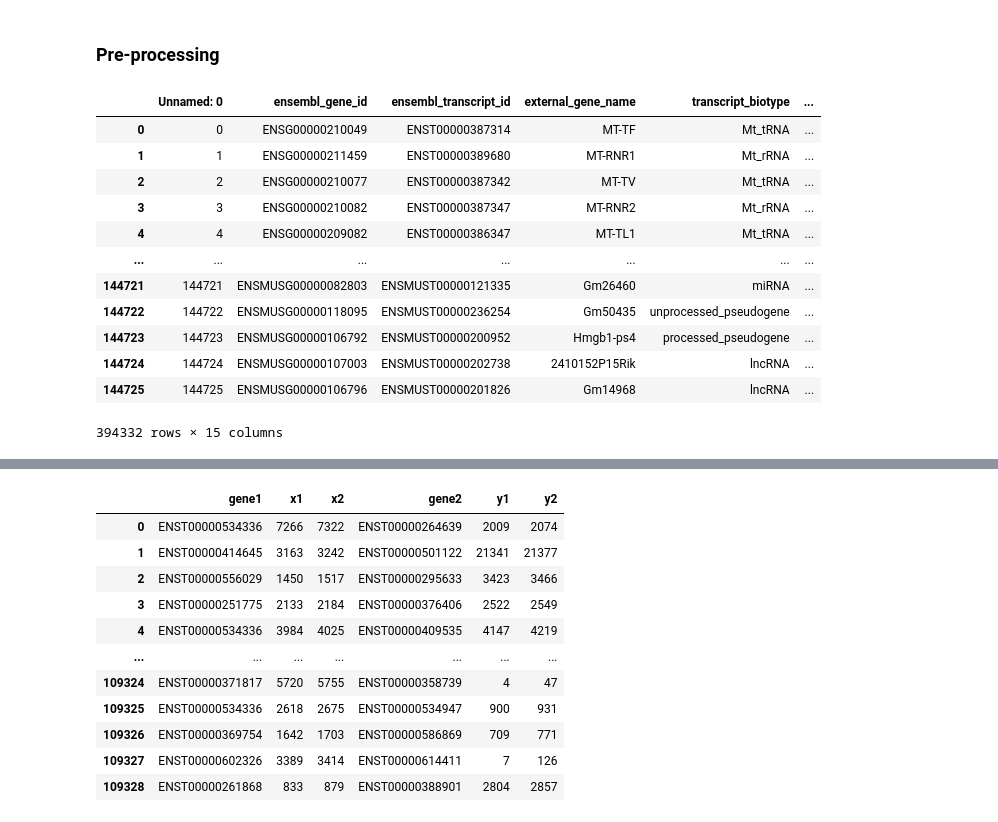
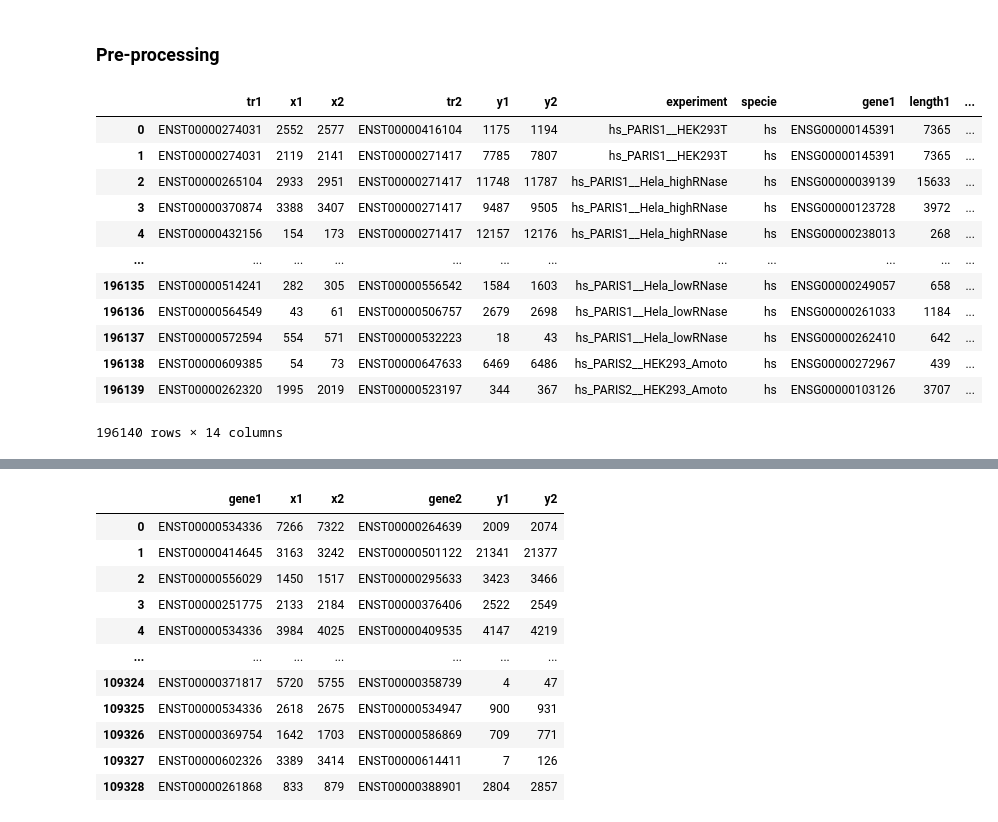
Before and after one commit to giorgiobini/RIME, a Jupyter notebook: src/preprocess_Mario_Ricseq_RANDOM.ipynb, the cells around one changed output, grey strips where cells are left out. Cells and saved outputs as stored; diff of their text form; code cells hidden in the pictures.

```diff
--- a/src/preprocess_Mario_Ricseq_RANDOM.ipynb
+++ b/src/preprocess_Mario_Ricseq_RANDOM.ipynb
@@ -21,7 +21,7 @@ annotations = pd.concat([human_annotations, mouse_annotations], axis = 0)
 annotations['protein_coding'] = False
 annotations.loc[ annotations['gene_biotype'] == 'protein_coding', 'protein_coding'] = True
 # %%
-info = utils.read_dataframe(os.path.join(original_files_dir, 'index_bio_regions.Tx.RI_ALL.txt'))
+info = utils.read_dataframe(os.path.join(original_files_dir, 'index_bio_regions.Tx.RI_ALL.txt'), columns_to_drop = ['Unnamed: 0'])
 # %%
 filename = os.path.join(original_files_dir, 'Tx.RI_ALL.specie.no_abundant.filter_rep.no_mirna.no_mito.no_cds_cds.bedpe')
 
@@ -31,26 +31,45 @@ with open(filename)as f:
         L = line.strip().split()
         rows.append(L)
 
-all_interactions = pd.DataFrame(rows, columns = ['gene1', 'x1', 'x2', 'gene2', 'y1', 'y2', 'other_id1', 'n_reads', 'strand1', 'strand2', 'other_id2', 'experiment'] )
+all_interactions = pd.DataFrame(rows, columns = ['tr1', 'x1', 'x2', 'tr2', 'y1', 'y2', 'name', 'n_reads', 'strand1', 'strand2', 'other_id', 'experiment'] )
 
 #they are already mapped so the strand should be always '+'
 assert (all_interactions.strand1 == all_interactions.strand2).all()
 assert set(all_interactions.strand1) == {'+'}
 
-all_interactions = all_interactions.filter(['gene1', 'x1', 'x2', 'gene2', 'y1', 'y2', 'experiment'], axis = 1)
+all_interactions = all_interactions.filter(['tr1', 'x1', 'x2', 'tr2', 'y1', 'y2', 'experiment', 'name'], axis = 1)
+
+all_interactions[['x1', 'x2', 'y1', 'y2']] = all_interactions[['x1', 'x2', 'y1', 'y2']].apply(pd.to_numeric)
-# %%
-annotations['ensembl_gene_id', 'length', 'protein_coding']
-# %% [output]
-|  | Unnamed: 0 | ensembl_gene_id | ensembl_transcript_id | external_gene_name | transcript_biotype | ... |
-| 0 | 0 | ENSG00000210049 | ENST00000387314 | MT-TF | Mt_tRNA | ... |
-| 1 | 1 | ENSG00000211459 | ENST00000389680 | MT-RNR1 | Mt_rRNA | ... |
-| 2 | 2 | ENSG00000210077 | ENST00000387342 | MT-TV | Mt_tRNA | ... |
-| 3 | 3 | ENSG00000210082 | ENST00000387347 | MT-RNR2 | Mt_rRNA | ... |
-| 4 | 4 | ENSG00000209082 | ENST00000386347 | MT-TL1 | Mt_tRNA | ... |
-| ... | ... | ... | ... | ... | ... | ... |
-| 144721 | 144721 | ENSMUSG00000082803 | ENSMUST00000121335 | Gm26460 | miRNA | ... |
-| 144722 | 144722 | ENSMUSG00000118095 | ENSMUST00000236254 | Gm50435 | unprocessed_pseudogene | ... |
-| 144723 | 144723 | ENSMUSG00000106792 | ENSMUST00000200952 | Hmgb1-ps4 | processed_pseudogene | ... |
-| 144724 | 144724 | ENSMUSG00000107003 | ENSMUST00000202738 | 2410152P15Rik | lncRNA | ... |
-| 144725 | 144725 | ENSMUSG00000106796 | ENSMUST00000201826 | Gm14968 | lncRNA | ... |
-394332 rows × 15 columns
+# %%
+merged = all_interactions.merge(info, on = 'name')
+
+assert (merged.tr1 == merged.chrom_1).all()
+assert (merged.tr2 == merged.chrom_2).all()
+assert (merged.x1 == merged.start_1).all()
+assert (merged.x2 == merged.end_1).all()
+assert (merged.y1 == merged.start_2).all()
+assert (merged.y2 == merged.end_2).all()
+assert (merged.strand_1 == merged.strand_2).all()
+assert set(merged.strand_1) == {'+'}
+
+merged = merged.drop(['chrom_1', 'chrom_2', 'start_1', 'end_1', 'start_2', 'end_2', 'strand_1', 'strand_2',
+             'score', 'external_gene_name_1', 'external_gene_name_2', 'chrom_1_localization', 'chrom_2_localization',
+            'gene_biotype_1', 'gene_biotype_2'], axis = 1)
+# %%
+ann = annotations[['ensembl_gene_id', 'ensembl_transcript_id', 'length', 'protein_coding']]
+
+merged = merged.merge(ann, left_on = 'tr1', right_on = 'ensembl_transcript_id').rename(
+{'ensembl_gene_id':'gene1', 'length': 'length1', 'protein_coding':'protein_coding1'}
+, axis = 1)
+
+merged = merged.drop(['ensembl_transcript_id'], axis = 1)
+
+merged = merged.merge(ann, left_on = 'tr2', right_on = 'ensembl_transcript_id').rename(
+{'ensembl_gene_id':'gene2', 'length': 'length2', 'protein_coding':'protein_coding2'}
+, axis = 1)
+
+merged = merged.drop(['ensembl_transcript_id'], axis = 1)
+
+assert (merged.ensembl_gene_id_1 == merged.gene1).all()
+assert (merged.ensembl_gene_id_2 == merged.gene2).all()
+merged = merged.drop(['ensembl_gene_id_1','ensembl_gene_id_2', 'name'], axis = 1)
@@ -57,3 +105,19 @@ annotations['ensembl_gene_id', 'length', 'protein_coding']
+# %%
+merged
+# %% [output]
+|  | tr1 | x1 | x2 | tr2 | y1 | y2 | experiment | specie | gene1 | length1 | ... |
+| 0 | ENST00000274031 | 2552 | 2577 | ENST00000416104 | 1175 | 1194 | hs_PARIS1__HEK293T | hs | ENSG00000145391 | 7365 | ... |
+| 1 | ENST00000274031 | 2119 | 2141 | ENST00000271417 | 7785 | 7807 | hs_PARIS1__HEK293T | hs | ENSG00000145391 | 7365 | ... |
+| 2 | ENST00000265104 | 2933 | 2951 | ENST00000271417 | 11748 | 11787 | hs_PARIS1__Hela_highRNase | hs | ENSG00000039139 | 15633 | ... |
+| 3 | ENST00000370874 | 3388 | 3407 | ENST00000271417 | 9487 | 9505 | hs_PARIS1__Hela_highRNase | hs | ENSG00000123728 | 3972 | ... |
+| 4 | ENST00000432156 | 154 | 173 | ENST00000271417 | 12157 | 12176 | hs_PARIS1__Hela_highRNase | hs | ENSG00000238013 | 268 | ... |
+| ... | ... | ... | ... | ... | ... | ... | ... | ... | ... | ... | ... |
+| 196135 | ENST00000514241 | 282 | 305 | ENST00000556542 | 1584 | 1603 | hs_PARIS1__Hela_lowRNase | hs | ENSG00000249057 | 658 | ... |
+| 196136 | ENST00000564549 | 43 | 61 | ENST00000506757 | 2679 | 2698 | hs_PARIS1__Hela_lowRNase | hs | ENSG00000261033 | 1184 | ... |
+| 196137 | ENST00000572594 | 554 | 571 | ENST00000532223 | 18 | 43 | hs_PARIS1__Hela_lowRNase | hs | ENSG00000262410 | 642 | ... |
+| 196138 | ENST00000609385 | 54 | 73 | ENST00000647633 | 6469 | 6486 | hs_PARIS2__HEK293_Amoto | hs | ENSG00000272967 | 439 | ... |
+| 196139 | ENST00000262320 | 1995 | 2019 | ENST00000523197 | 344 | 367 | hs_PARIS2__HEK293_Amoto | hs | ENSG00000103126 | 3707 | ... |
+196140 rows × 14 columns
 # %%
 map_name = {'ricseq': 'hs_RIC-seq__HeLa_merge.InterGene.arms', 'mario':'mm_MARIO__mES'}
 
```
Also changed, not shown: parts of 6 cells of this notebook, 1 other file.
